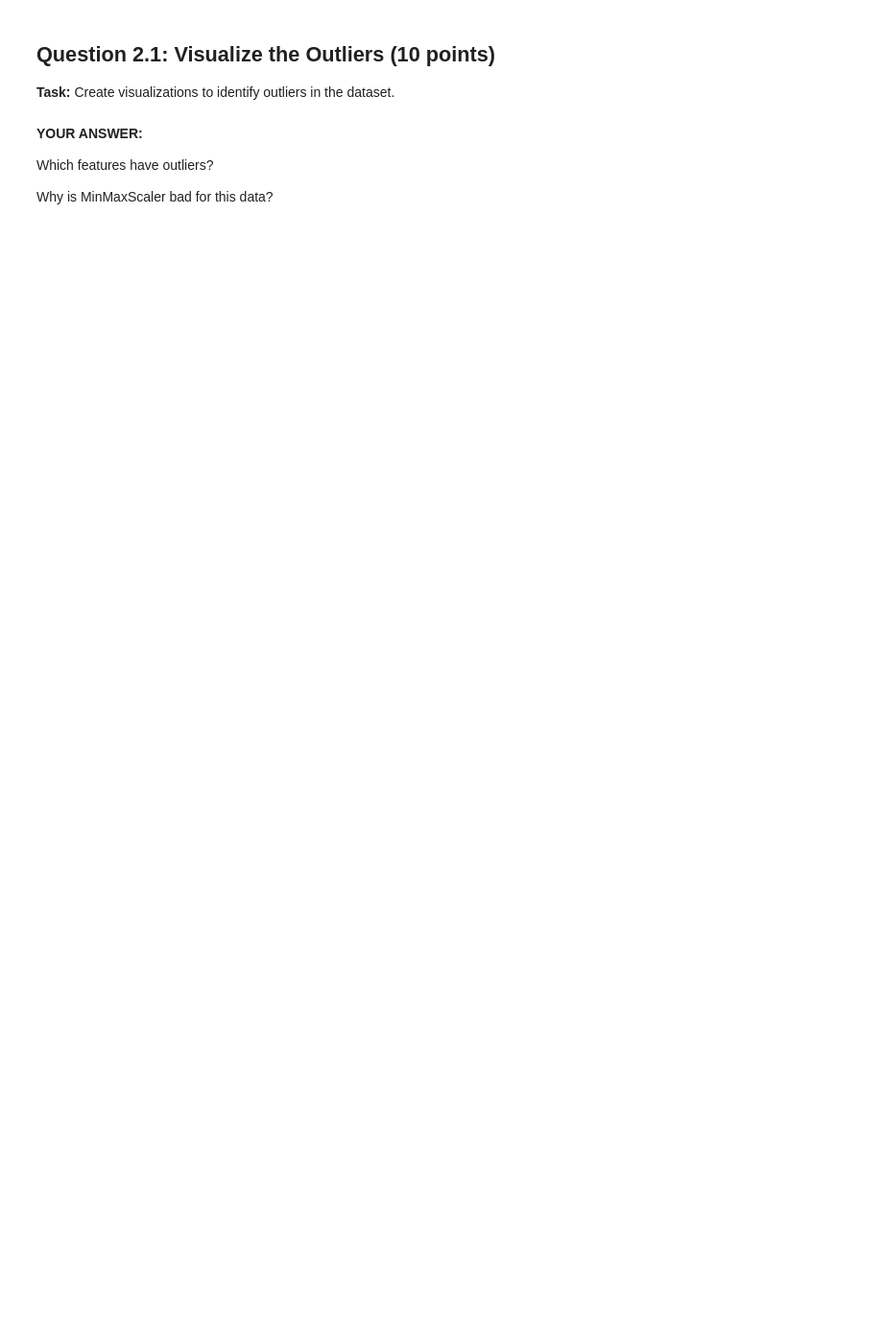
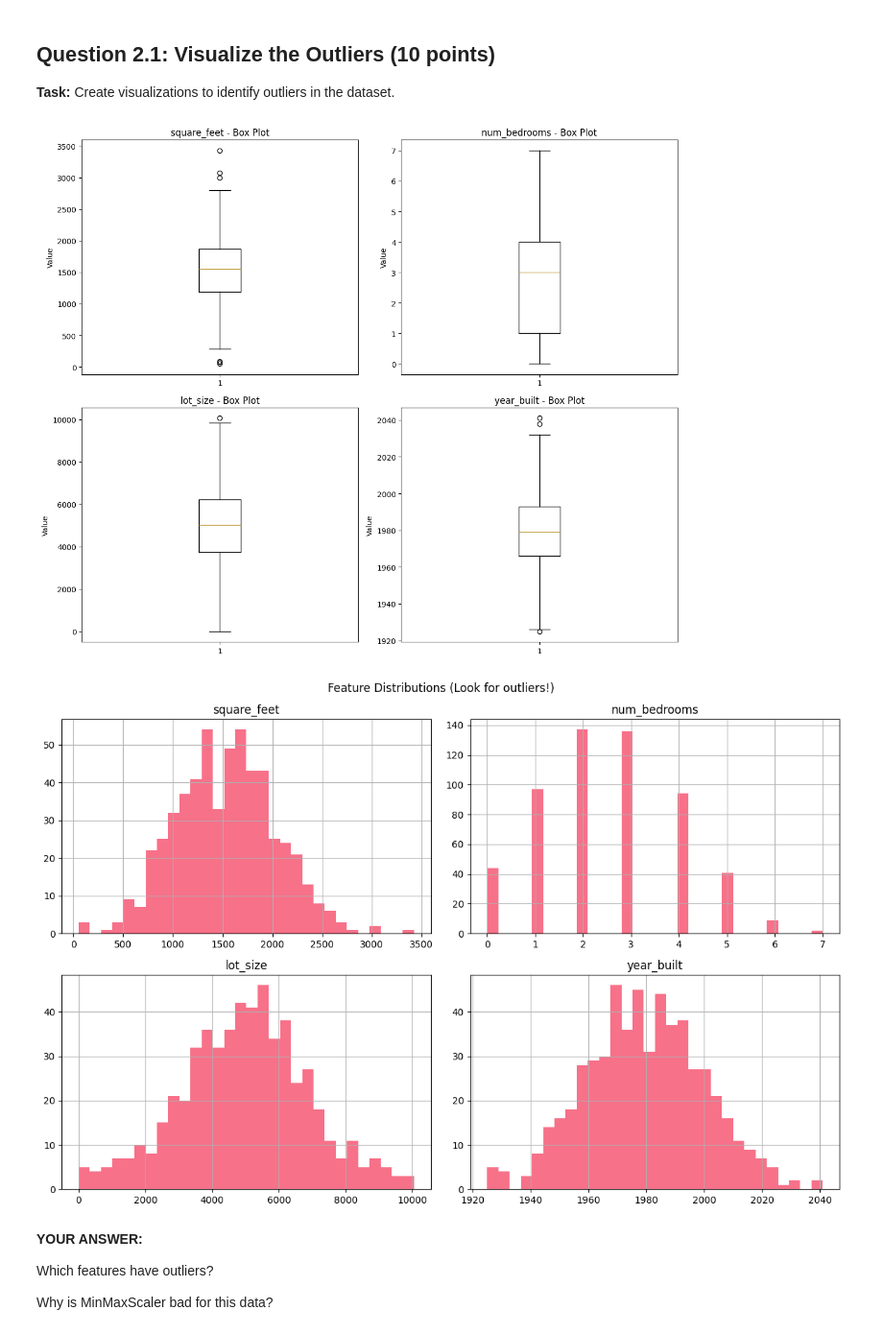
Before and after one commit to quantanhoi/data_prep_and_feature_engineering, a Jupyter notebook: src/mock_exam/scaling_issues/scaling_exam.ipynb, the cells around one changed output. Shown at 96% size. Drawn from its saved outputs; the diff is of its cells as text; code cells hidden in the pictures; blank space fills up the shorter version.

```diff
--- a/src/mock_exam/scaling_issues/scaling_exam.ipynb
+++ b/src/mock_exam/scaling_issues/scaling_exam.ipynb
@@ -201,6 +326,28 @@ print(f"\n⚠️  This is poor! The scaler is sensitive to outliers.")
 # %%
 # YOUR CODE HERE: Visualize outliers
 # Hint: Use boxplot or histogram
+# Box plots for each feature
+fig, axes = plt.subplots(2, 2, figsize=(12, 10))
+features = X2_train.columns
+
+for i, feature in enumerate(features):
+    row = i // 2
+    col = i % 2
+    axes[row, col].boxplot(X2_train[feature])
+    axes[row, col].set_title(f'{feature} - Box Plot')
+    axes[row, col].set_ylabel('Value')
+
+plt.tight_layout()
+plt.show()
+
+# OR histogram to see distribution
+X2_train.hist(bins=30, figsize=(12, 8))
+plt.suptitle('Feature Distributions (Look for outliers!)')
+plt.tight_layout()
+plt.show()
+# %% [output]
+[figure, added]
+[figure, added]
 # %% [markdown]
 **YOUR ANSWER:**
 
```
Also changed, not shown: parts of 21 cells of this notebook, 11 other files.
